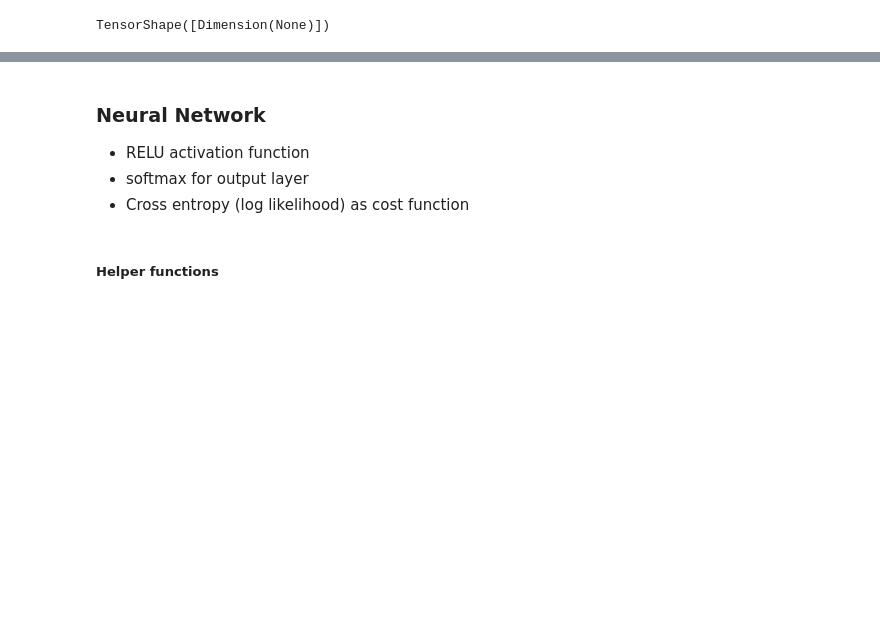
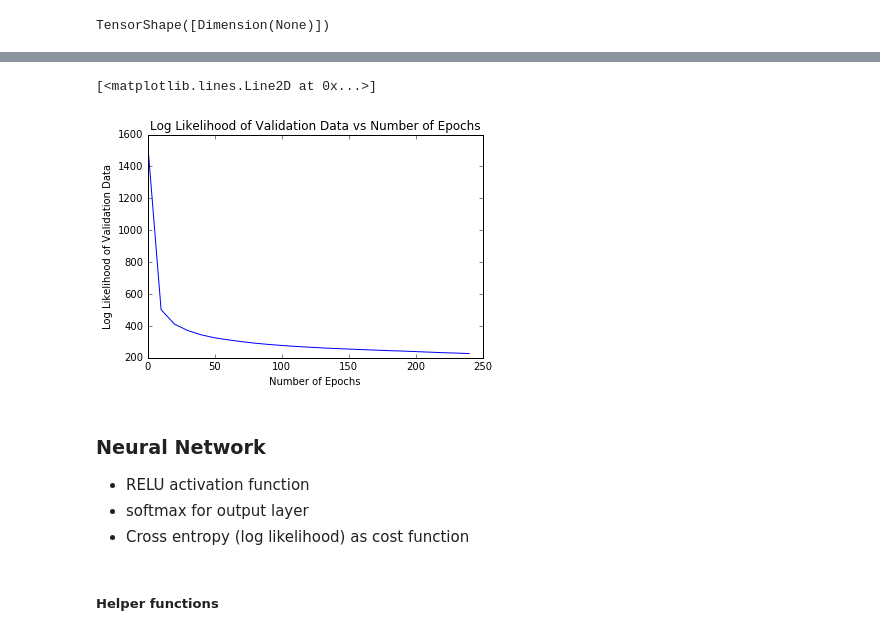
Before and after one commit to bkotzz/ece521, a Jupyter notebook: a2.ipynb, the cells around one changed output, grey strips where cells are left out. Drawn from its saved outputs; the diff is of its cells as text; code cells hidden in the pictures; blank space fills up the shorter version.

```diff
--- a/a2.ipynb
+++ b/a2.ipynb
@@ -231,3 +218,11 @@ plt.plot(np.arange(num_epochs), valid_cost)
+# %%
+plt.title("Log Likelihood of Validation Data vs Number of Epochs")
+plt.xlabel("Number of Epochs")
+plt.ylabel("Log Likelihood of Validation Data")
+plt.plot(np.arange(len(valid_cost)) * epochs_per_evaluation, valid_cost)
+# %% [output]
+[<matplotlib.lines.Line2D at 0x...>]
+[figure, added]
 # %%
 sess.close()
 # %% [markdown]
```
Also changed, not shown: parts of 23 cells of this notebook.
